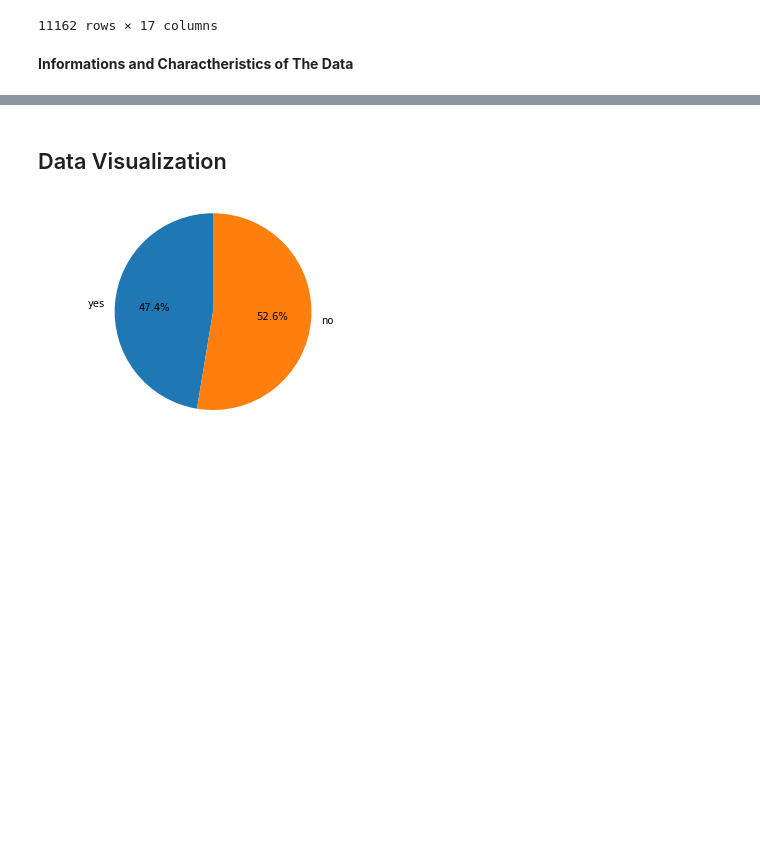
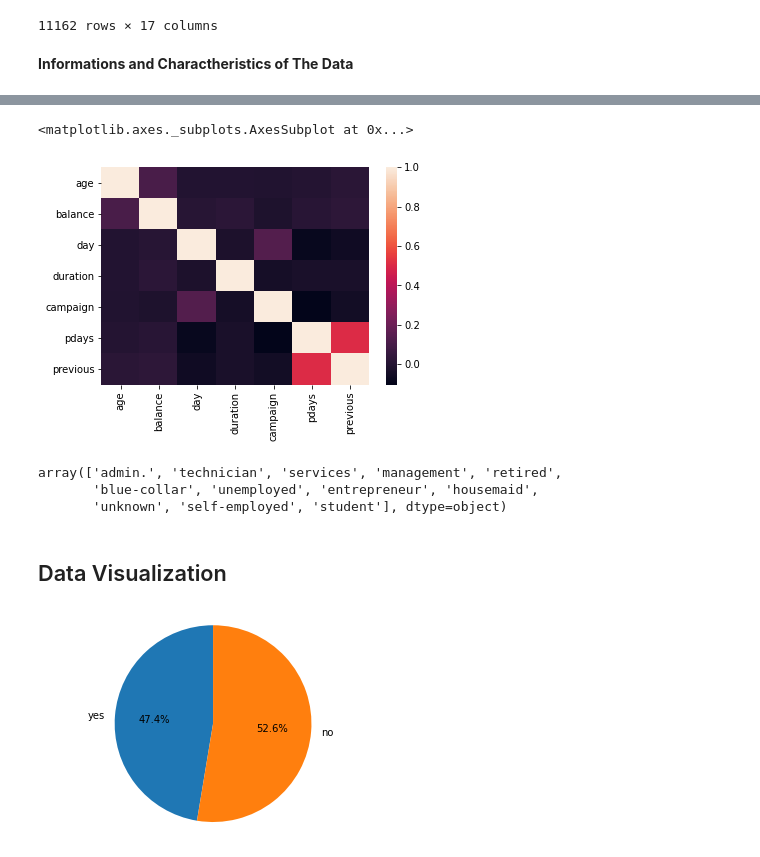
Before and after one commit to putricinto/Machine-Learning-Project---MLCC, a Jupyter notebook: Exercise1_Bank_Classification.ipynb, the cells around one changed output, grey strips where cells are left out. Saved outputs shown, nothing was run; the diff lists cells and outputs as text; code cells hidden in the pictures; blank space fills up the shorter version.

```diff
--- a/Exercise1_Bank_Classification.ipynb
+++ b/Exercise1_Bank_Classification.ipynb
@@ -72,3 +76,14 @@ memory usage: 1.4+ MB
+# %%
+sns.heatmap(bank.corr())
+# %% [output]
+<matplotlib.axes._subplots.AxesSubplot at 0x...>
+[figure, added]
+# %%
+bank['job'].unique()
+# %% [output]
+array(['admin.', 'technician', 'services', 'management', 'retired',
+       'blue-collar', 'unemployed', 'entrepreneur', 'housemaid',
+       'unknown', 'self-employed', 'student'], dtype=object)
 # %% [markdown]
 ## Data Visualization
 # %%
```
Also changed, not shown: parts of 27 cells of this notebook.
